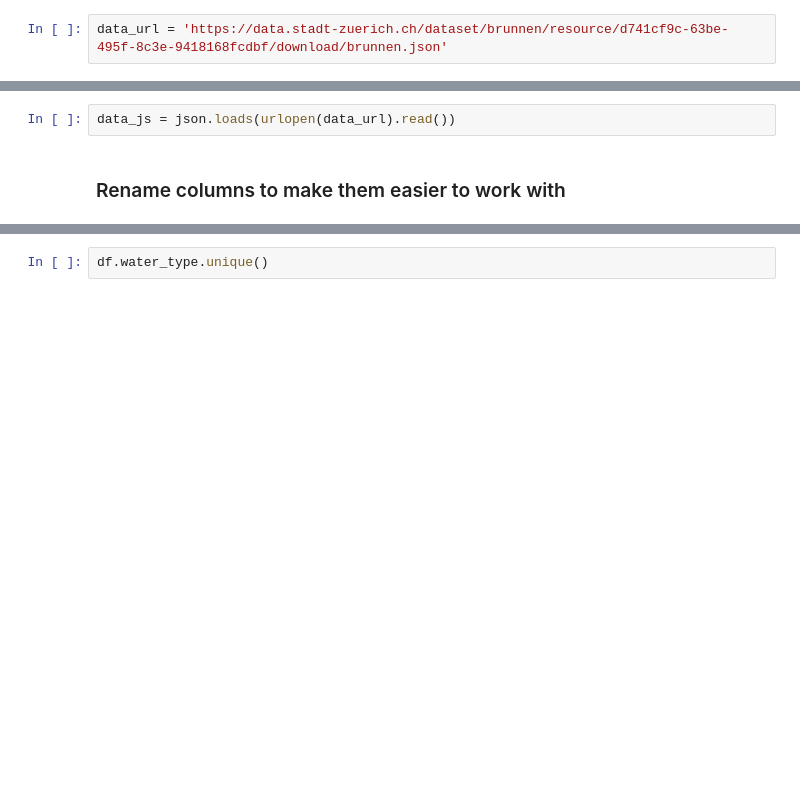
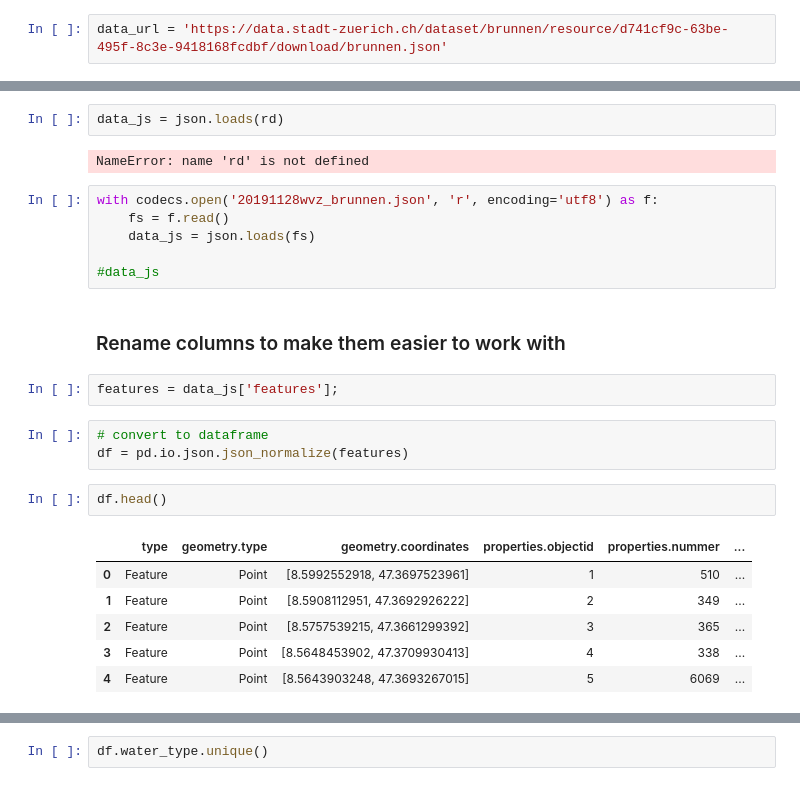
Before and after one commit to water-fountains/import2wikidata, a Jupyter notebook: zurich_fountains_preprocess.ipynb, the cells around one changed output, grey strips where cells are left out. Drawn from its saved outputs; the diff is of its cells as text; blank space fills up the shorter version.

```diff
--- a/zurich_fountains_preprocess.ipynb
+++ b/zurich_fountains_preprocess.ipynb
@@ -31,5 +45,27 @@ data_url = 'https://data.stadt-zuerich.ch/dataset/brunnen/resource/d741cf9c-63be
 # %%
-data_js = json.loads(urlopen(data_url).read())
+data_js = json.loads(rd)
+# %% [output]
+NameError: name 'rd' is not defined
+# %%
+with codecs.open('20191128wvz_brunnen.json', 'r', encoding='utf8') as f:
+    fs = f.read()
+    data_js = json.loads(fs)
+
+#data_js
 # %% [markdown]
 ### Rename columns to make them easier to work with
+# %%
+features = data_js['features'];
+# %%
+# convert to dataframe
+df = pd.io.json.json_normalize(features)
+# %%
+df.head()
+# %% [output]
+|  | type | geometry.type | geometry.coordinates | properties.objectid | properties.nummer | ... |
+| 0 | Feature | Point | [8.5992552918, 47.3697523961] | 1 | 510 | ... |
+| 1 | Feature | Point | [8.5908112951, 47.3692926222] | 2 | 349 | ... |
+| 2 | Feature | Point | [8.5757539215, 47.3661299392] | 3 | 365 | ... |
+| 3 | Feature | Point | [8.5648453902, 47.3709930413] | 4 | 338 | ... |
+| 4 | Feature | Point | [8.5643903248, 47.3693267015] | 5 | 6069 | ... |
 # %%
```
Also changed, not shown: parts of 12 cells of this notebook.
